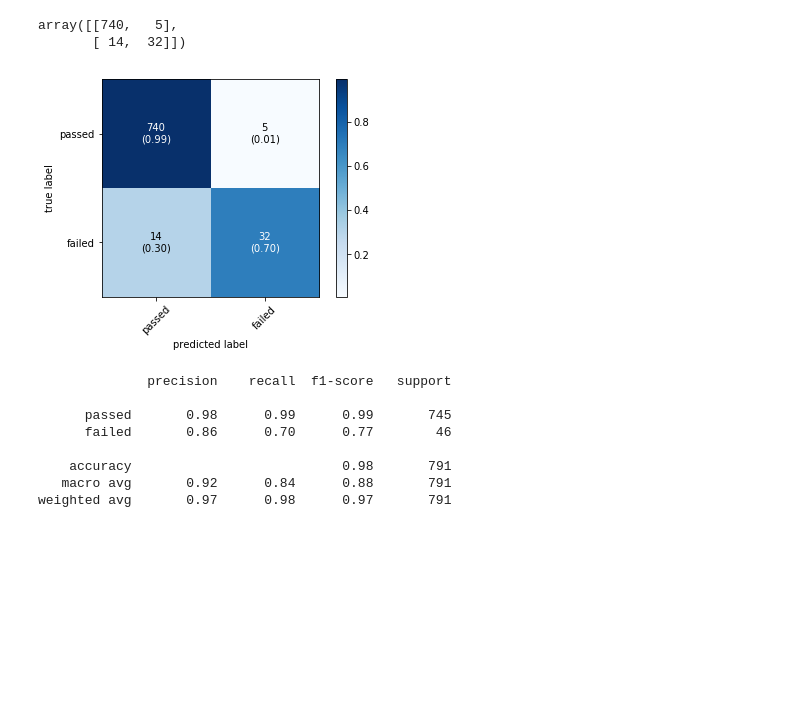
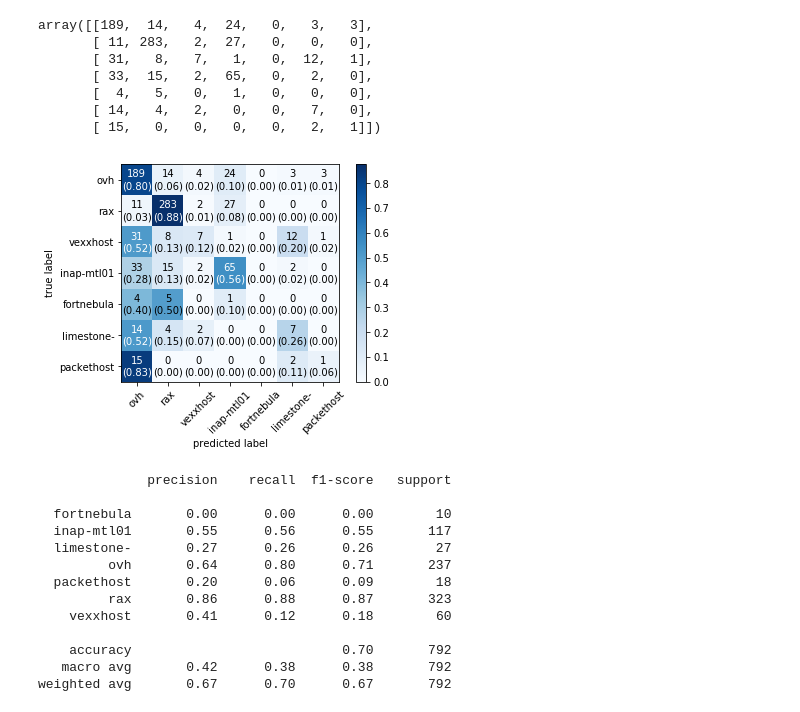
Before and after one commit to mtreinish/ciml, a Jupyter notebook: Metrics report.ipynb, the cells around one changed output. Saved outputs shown, nothing was run; the diff lists cells and outputs as text; code cells hidden in the pictures; blank space fills up the shorter version.

Commit message:
Update on confussion matrix and metrics report

```diff
--- a/Metrics report.ipynb
+++ b/Metrics report.ipynb
@@ -23,14 +23,20 @@ from mlxtend.plotting import plot_confusion_matrix
 from sklearn.metrics import classification_report
 # %%
 data_path = '/Users/kw/ciml_data/output/data'
-dataset = 'usr_used_1m-1min-status'
-experiment = 'dnn-3x100-1000epochs-bs128'
-file_name = 'prediction_usr_used_1m-1min-status'
+dataset = '1m-1min-node_provider'
+experiment = 'dnn-3x10-100epochs-bs128'
+file_name = 'prediction_' + dataset
 # %%
 #Prediction_Data consists of EID, Pred, Class
 prediction_data = gather_results.load_data_json(dataset, file_name,
         sub_folder=experiment, data_path=data_path)
 # %%
 examples_id = [x[0] for x in prediction_data]
-pred_classes = [x[1]['class_ids'] for x in prediction_data]
+pred_classes = [x[1]['classes'] for x in prediction_data]
+pred_classes_norm = [x[0][:10] for x in pred_classes]
 labels = [x[2] for x in prediction_data]
+labels_norm = [x[:10] for x in labels]
+#Choose class_names based on classification problem
+class_names = ['ovh','rax','vexxhost','inap-mtl01','fortnebula-regionone','limestone-regionone','packethost-us-west-1']
+class_names_norm = [x[:10] for x in class_names]
+#class_names = ['passed','failed']
@@ -37,22 +63,25 @@ labels = [x[2] for x in prediction_data]
 # %%
 #Generates confusion matrix
-confusion = confusion_matrix(labels,pred_classes)
+confusion = confusion_matrix(labels_norm,pred_classes_norm,labels=class_names_norm)
 confusion
 # %% [output]
-array([[740,   5],
-       [ 14,  32]])
+array([[189,  14,   4,  24,   0,   3,   3],
+       [ 11, 283,   2,  27,   0,   0,   0],
+       [ 31,   8,   7,   1,   0,  12,   1],
+       [ 33,  15,   2,  65,   0,   2,   0],
+       [  4,   5,   0,   1,   0,   0,   0],
+       [ 14,   4,   2,   0,   0,   7,   0],
+       [ 15,   0,   0,   0,   0,   2,   1]])
 # %%
 #Plots confusion matrix
-class_names = ['passed','failed']
-#class_names = ['rax', 'ovh', 'packethost-us-west-1','vexxhost', 'limestone-regionone','inap-mtl01']
 fig, ax = plot_confusion_matrix(conf_mat=confusion,
                                 show_absolute=True,
                                 show_normed=True,
                                 colorbar=True,
-                                class_names=class_names)
+                                class_names=class_names_norm)
 plt.show()
 # %% [output]
-[figure, old version]
+[figure, new version]
 # %%
 # Generate and print metrics report using sklearn
 # sklearn.metrics.classification_report(y_true, y_pred, labels=None, target_names=None, sample_weight=None, digits=2, output_dict=False)
@@ -65,16 +94,21 @@ plt.show()
 #The F-beta score weights recall more than precision by a factor of beta.
 #beta == 1.0 means recall and precision are equally important.
 #F1 = 2 * (precision * recall) / (precision + recall)
+#The support is the number of occurrences of each class in y_true.
 
-The support is the number of occurrences of each class in y_true.
-report = classification_report(labels, pred_classes, target_names = class_names)
+report = classification_report(labels_norm, pred_classes_norm)
 print(report)
 # %% [output]
               precision    recall  f1-score   support
 
-      passed       0.98      0.99      0.99       745
-      failed       0.86      0.70      0.77        46
+  fortnebula       0.00      0.00      0.00        10
+  inap-mtl01       0.55      0.56      0.55       117
+  limestone-       0.27      0.26      0.26        27
+         ovh       0.64      0.80      0.71       237
+  packethost       0.20      0.06      0.09        18
+         rax       0.86      0.88      0.87       323
+    vexxhost       0.41      0.12      0.18        60
 
-    accuracy                           0.98       791
-   macro avg       0.92      0.84      0.88       791
-weighted avg       0.97      0.98      0.97       791
+    accuracy                           0.70       792
+   macro avg       0.42      0.38      0.38       792
+weighted avg       0.67      0.70      0.67       792
```
Also changed, not shown: parts of 1 cell of this notebook.
